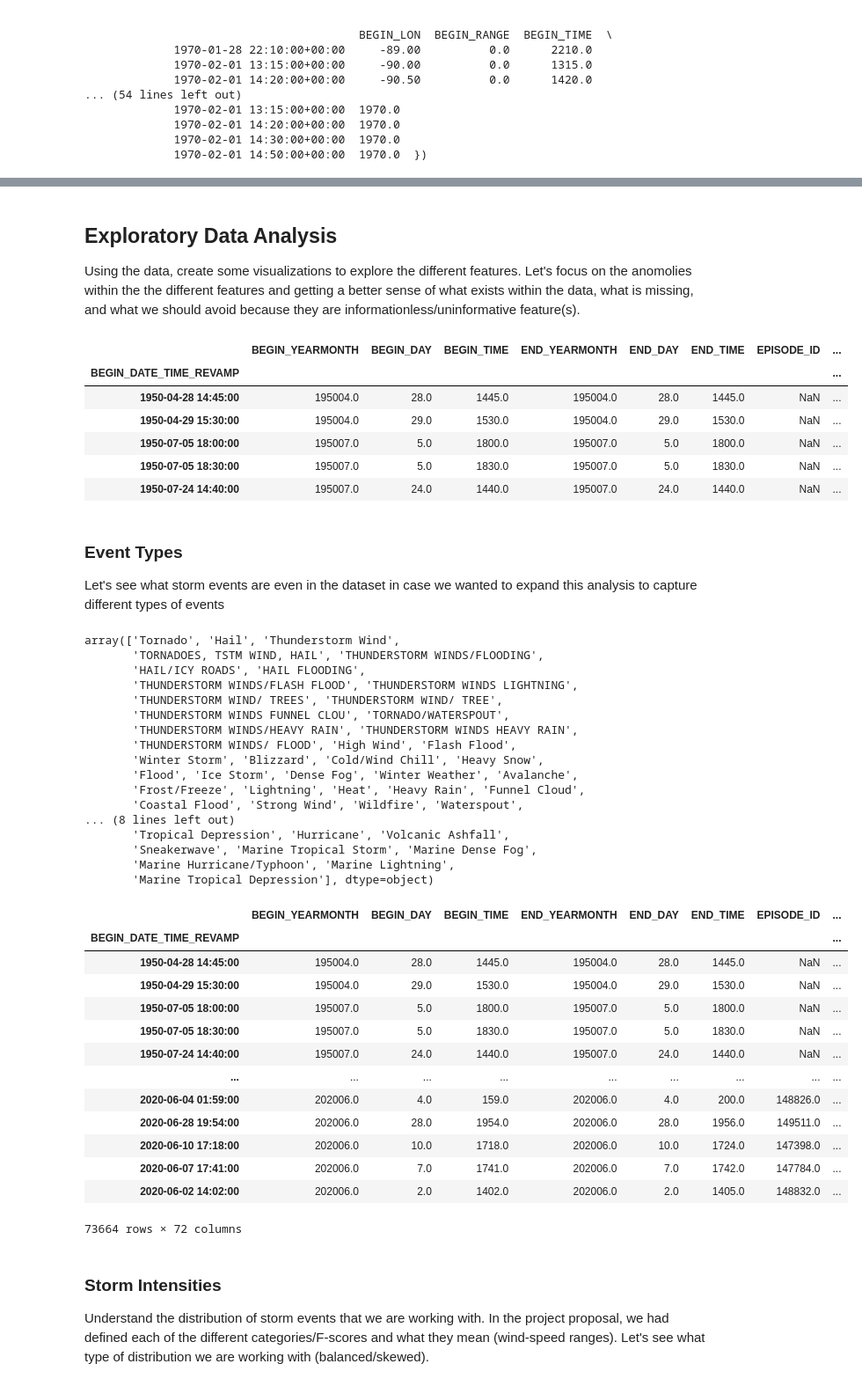
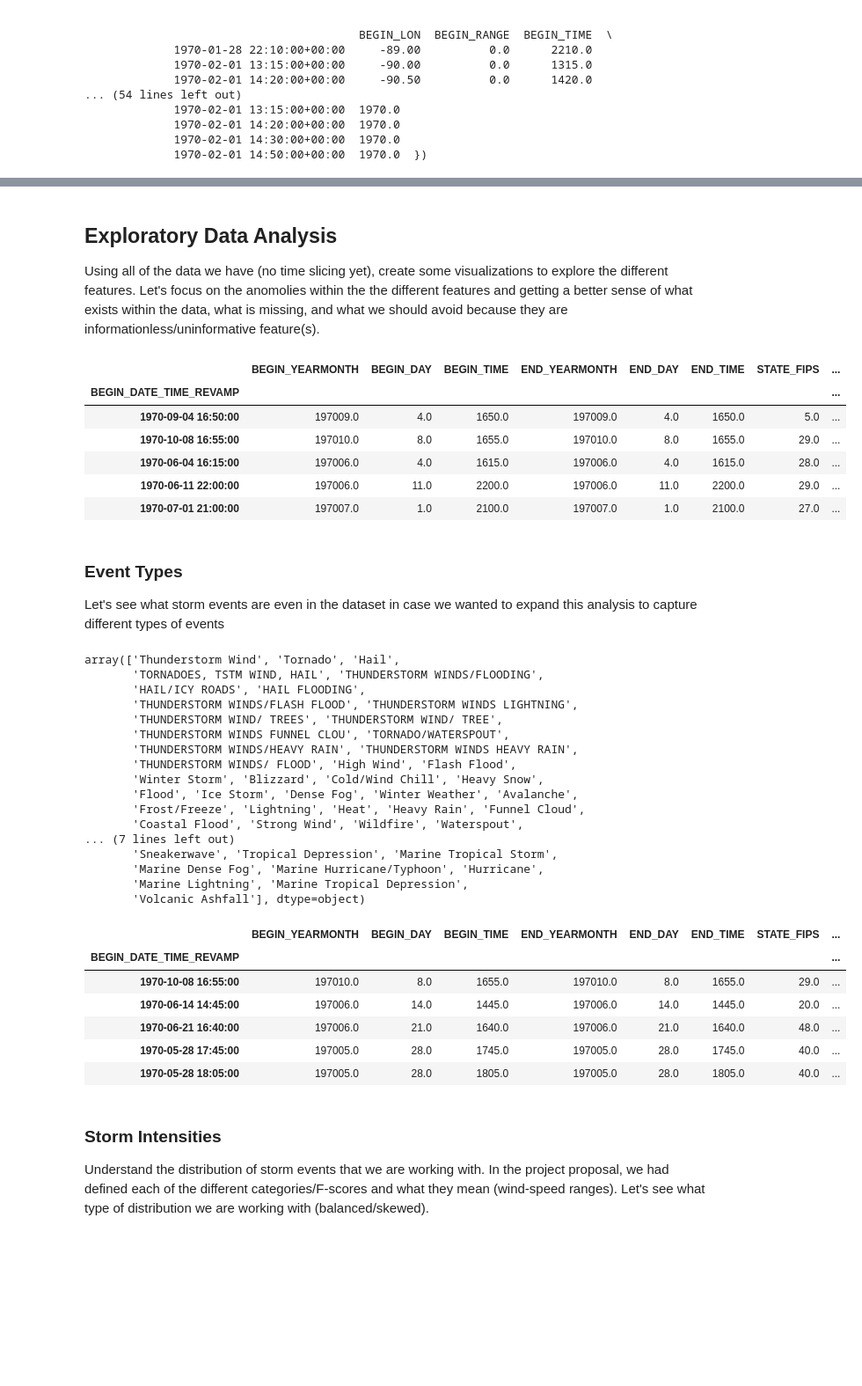
Before and after one commit to BDanielCS/storm_predictor, a Jupyter notebook: notebooks/CSI695-Storms-Project.ipynb, the cells around one changed output, grey strips where cells are left out. Shown: that part at 88% size. Drawn from its saved outputs; the diff is of its cells as text; code cells hidden in the pictures; blank space fills up the shorter version.

```diff
--- a/notebooks/CSI695-Storms-Project.ipynb
+++ b/notebooks/CSI695-Storms-Project.ipynb
@@ -74,3 +82,10 @@ storm_data.head()
 | 2 | 195007.0 | 5.0 | 1800.0 | 195007.0 | 5.0 | 1800.0 | NaN | 10104927 | ... |
 | 3 | 195007.0 | 5.0 | 1830.0 | 195007.0 | 5.0 | 1830.0 | NaN | 10104928 | ... |
 | 4 | 195007.0 | 24.0 | 1440.0 | 195007.0 | 24.0 | 1440.0 | NaN | 10104929 | ... |
+# %%
+# only select the columns needed for modeling - this dataset has an overwhelming number of columns with mostly NaNs
+modeling_columns = ["BEGIN_YEARMONTH", "BEGIN_DAY", "BEGIN_TIME", "END_YEARMONTH", "END_DAY", "END_TIME", "STATE_FIPS", "YEAR",
+                   "EVENT_TYPE", "BEGIN_DATE_TIME", "END_DATE_TIME", "TOR_F_SCALE", "BEGIN_LAT", "BEGIN_LON", "END_LAT", "END_LON",
+                   "DATA_SOURCE","CATEGORY", "CZ_NAME"]
+storm_data = storm_data[modeling_columns]
+storm_data.head()
@@ -328,24 +350,24 @@ client.close()
 # %% [markdown]
 <a id='eda'></a>
 ## Exploratory Data Analysis
-Using the data, create some visualizations to explore the different features. Let's focus on the anomolies within the the different features and getting a better sense of what exists within the data, what is missing, and what we should avoid because they are informationless/uninformative feature(s).
+Using all of the data we have (no time slicing yet), create some visualizations to explore the different features. Let's focus on the anomolies within the the different features and getting a better sense of what exists within the data, what is missing, and what we should avoid because they are informationless/uninformative feature(s).
 # %%
-available_storm_data.head()
+unixtime_storms.head()
 # %% [output]
-|  | BEGIN_YEARMONTH | BEGIN_DAY | BEGIN_TIME | END_YEARMONTH | END_DAY | END_TIME | EPISODE_ID | ... |
+|  | BEGIN_YEARMONTH | BEGIN_DAY | BEGIN_TIME | END_YEARMONTH | END_DAY | END_TIME | STATE_FIPS | ... |
 | BEGIN_DATE_TIME_REVAMP |  |  |  |  |  |  |  | ... |
-| 1950-04-28 14:45:00 | 195004.0 | 28.0 | 1445.0 | 195004.0 | 28.0 | 1445.0 | NaN | ... |
-| 1950-04-29 15:30:00 | 195004.0 | 29.0 | 1530.0 | 195004.0 | 29.0 | 1530.0 | NaN | ... |
-| 1950-07-05 18:00:00 | 195007.0 | 5.0 | 1800.0 | 195007.0 | 5.0 | 1800.0 | NaN | ... |
-| 1950-07-05 18:30:00 | 195007.0 | 5.0 | 1830.0 | 195007.0 | 5.0 | 1830.0 | NaN | ... |
-| 1950-07-24 14:40:00 | 195007.0 | 24.0 | 1440.0 | 195007.0 | 24.0 | 1440.0 | NaN | ... |
+| 1970-09-04 16:50:00 | 197009.0 | 4.0 | 1650.0 | 197009.0 | 4.0 | 1650.0 | 5.0 | ... |
+| 1970-10-08 16:55:00 | 197010.0 | 8.0 | 1655.0 | 197010.0 | 8.0 | 1655.0 | 29.0 | ... |
+| 1970-06-04 16:15:00 | 197006.0 | 4.0 | 1615.0 | 197006.0 | 4.0 | 1615.0 | 28.0 | ... |
+| 1970-06-11 22:00:00 | 197006.0 | 11.0 | 2200.0 | 197006.0 | 11.0 | 2200.0 | 29.0 | ... |
+| 1970-07-01 21:00:00 | 197007.0 | 1.0 | 2100.0 | 197007.0 | 1.0 | 2100.0 | 27.0 | ... |
 # %% [markdown]
 ### Event Types
 Let's see what storm events are even in the dataset in case we wanted to expand this analysis to capture different types of events
 # %%
-available_storm_data['EVENT_TYPE'].unique()
+unixtime_storms['EVENT_TYPE'].unique()
 # %% [output]
-array(['Tornado', 'Hail', 'Thunderstorm Wind',
+array(['Thunderstorm Wind', 'Tornado', 'Hail',
        'TORNADOES, TSTM WIND, HAIL', 'THUNDERSTORM WINDS/FLOODING',
        'HAIL/ICY ROADS', 'HAIL FLOODING',
        'THUNDERSTORM WINDS/FLASH FLOOD', 'THUNDERSTORM WINDS LIGHTNING',
@@ -357,32 +379,25 @@ array(['Tornado', 'Hail', 'Thunderstorm Wind',
        'Flood', 'Ice Storm', 'Dense Fog', 'Winter Weather', 'Avalanche',
        'Frost/Freeze', 'Lightning', 'Heat', 'Heavy Rain', 'Funnel Cloud',
        'Coastal Flood', 'Strong Wind', 'Wildfire', 'Waterspout',
-... (8 lines left out)
-       'Tropical Depression', 'Hurricane', 'Volcanic Ashfall',
-       'Sneakerwave', 'Marine Tropical Storm', 'Marine Dense Fog',
-       'Marine Hurricane/Typhoon', 'Marine Lightning',
-       'Marine Tropical Depression'], dtype=object)
+... (7 lines left out)
+       'Sneakerwave', 'Tropical Depression', 'Marine Tropical Storm',
+       'Marine Dense Fog', 'Marine Hurricane/Typhoon', 'Hurricane',
+       'Marine Lightning', 'Marine Tropical Depression',
+       'Volcanic Ashfall'], dtype=object)
 # %%
 # Let's only focus on hurricanes or tornados - we are looking for all observations
-hurricanes = available_storm_data[available_storm_data['EVENT_TYPE'].isin([
+hurricanes_and_tornados = unixtime_storms[unixtime_storms['EVENT_TYPE'].isin([
     'Hurricane', 'Hurricane (Typhoon)','Marine Hurricane/Typhoon', 'Tornado', 'TORNADOES, TSTM WIND, HAIL',
 'TORNADO/WATERSPOUT',])]
-hurricanes
+hurricanes_and_tornados.head()
 # %% [output]
-|  | BEGIN_YEARMONTH | BEGIN_DAY | BEGIN_TIME | END_YEARMONTH | END_DAY | END_TIME | EPISODE_ID | ... |
+|  | BEGIN_YEARMONTH | BEGIN_DAY | BEGIN_TIME | END_YEARMONTH | END_DAY | END_TIME | STATE_FIPS | ... |
 | BEGIN_DATE_TIME_REVAMP |  |  |  |  |  |  |  | ... |
-| 1950-04-28 14:45:00 | 195004.0 | 28.0 | 1445.0 | 195004.0 | 28.0 | 1445.0 | NaN | ... |
-| 1950-04-29 15:30:00 | 195004.0 | 29.0 | 1530.0 | 195004.0 | 29.0 | 1530.0 | NaN | ... |
-| 1950-07-05 18:00:00 | 195007.0 | 5.0 | 1800.0 | 195007.0 | 5.0 | 1800.0 | NaN | ... |
-| 1950-07-05 18:30:00 | 195007.0 | 5.0 | 1830.0 | 195007.0 | 5.0 | 1830.0 | NaN | ... |
-| 1950-07-24 14:40:00 | 195007.0 | 24.0 | 1440.0 | 195007.0 | 24.0 | 1440.0 | NaN | ... |
-| ... | ... | ... | ... | ... | ... | ... | ... | ... |
-| 2020-06-04 01:59:00 | 202006.0 | 4.0 | 159.0 | 202006.0 | 4.0 | 200.0 | 148826.0 | ... |
-| 2020-06-28 19:54:00 | 202006.0 | 28.0 | 1954.0 | 202006.0 | 28.0 | 1956.0 | 149511.0 | ... |
-| 2020-06-10 17:18:00 | 202006.0 | 10.0 | 1718.0 | 202006.0 | 10.0 | 1724.0 | 147398.0 | ... |
-| 2020-06-07 17:41:00 | 202006.0 | 7.0 | 1741.0 | 202006.0 | 7.0 | 1742.0 | 147784.0 | ... |
-| 2020-06-02 14:02:00 | 202006.0 | 2.0 | 1402.0 | 202006.0 | 2.0 | 1405.0 | 148832.0 | ... |
+| 1970-10-08 16:55:00 | 197010.0 | 8.0 | 1655.0 | 197010.0 | 8.0 | 1655.0 | 29.0 | ... |
+| 1970-06-14 14:45:00 | 197006.0 | 14.0 | 1445.0 | 197006.0 | 14.0 | 1445.0 | 20.0 | ... |
+| 1970-06-21 16:40:00 | 197006.0 | 21.0 | 1640.0 | 197006.0 | 21.0 | 1640.0 | 48.0 | ... |
+| 1970-05-28 17:45:00 | 197005.0 | 28.0 | 1745.0 | 197005.0 | 28.0 | 1745.0 | 40.0 | ... |
+| 1970-05-28 18:05:00 | 197005.0 | 28.0 | 1805.0 | 197005.0 | 28.0 | 1805.0 | 40.0 | ... |
-73664 rows × 72 columns
 # %% [markdown]
 ### Storm Intensities
 
```
Also changed, not shown: parts of 51 cells of this notebook, 1 other file.
